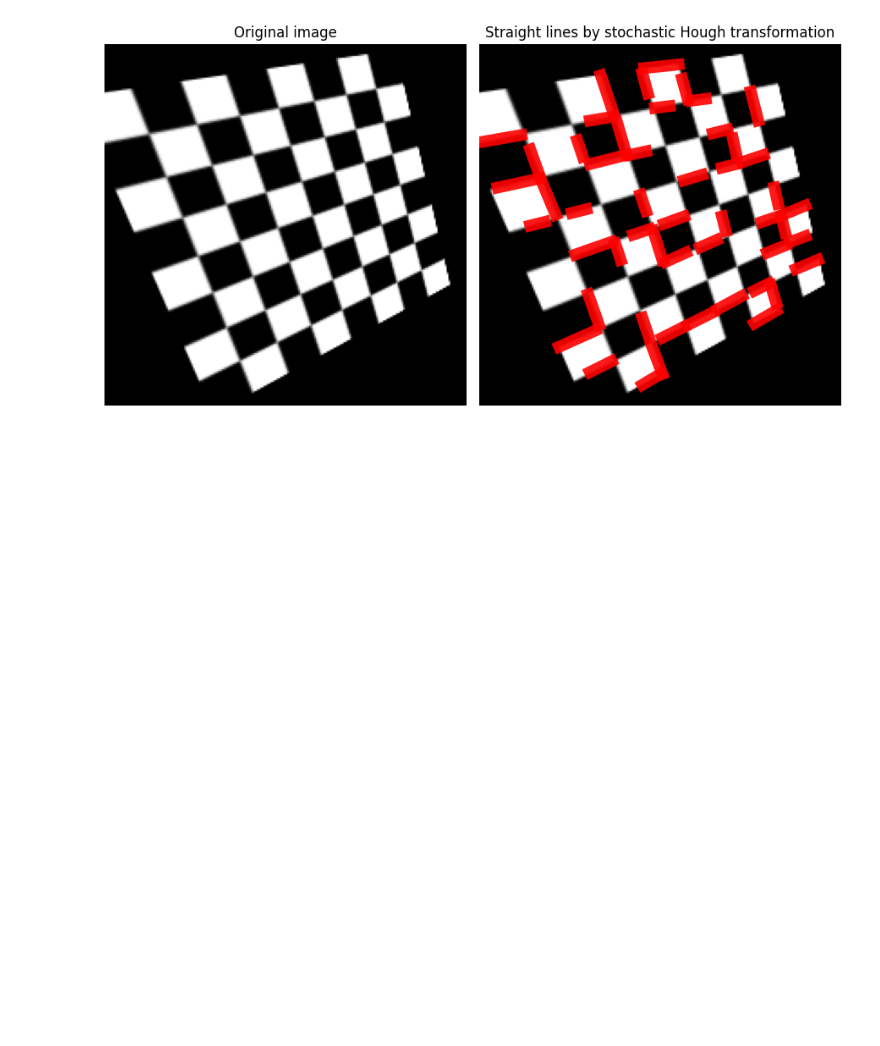
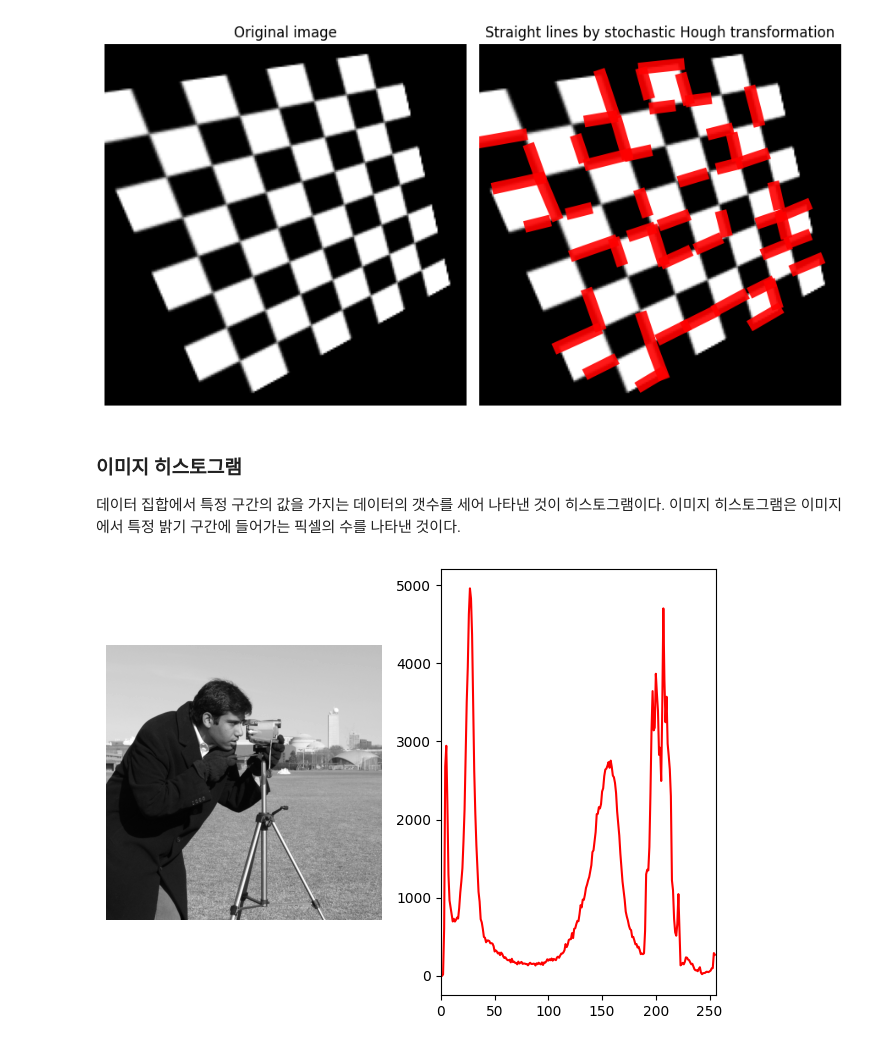
Before and after one commit to zave7/computer-vision, a Jupyter notebook: opencv/feature-extraction.ipynb, the cells around one changed output. Cells and saved outputs as stored; diff of their text form; code cells hidden in the pictures; blank space fills up the shorter version.

Commit message:
feature extraction - histogram, SIFT

```diff
--- a/opencv/feature-extraction.ipynb
+++ b/opencv/feature-extraction.ipynb
@@ -185,3 +185,31 @@ plt.tight_layout()
 plt.show()
 # %% [output]
 [figure]
+# %% [markdown]
+### 이미지 히스토그램
+데이터 집합에서 특정 구간의 값을 가지는 데이터의 갯수를 세어 나타낸 것이 히스토그램이다. 이미지 히스토그램은 이미지에서 특정 밝기 구간에 들어가는 픽셀의 수를 나타낸 것이다.
+# %%
+from skimage.data import camera
+
+img = camera()
+
+hist = cv2.calcHist(
+    images=[img],
+    channels=[0],
+    mask=None,
+    histSize=[256],
+    ranges=[0, 256]
+)
+
+plt.subplot(121)
+plt.imshow(img, "gray")
+plt.axis("off")
+
+plt.subplot(122)
+plt.plot(hist, color="r")
+plt.xlim([0, 256])
+
+plt.tight_layout()
+plt.show()
+# %% [output]
+[figure, added]
```
Also changed, not shown: parts of 6 cells of this notebook.
